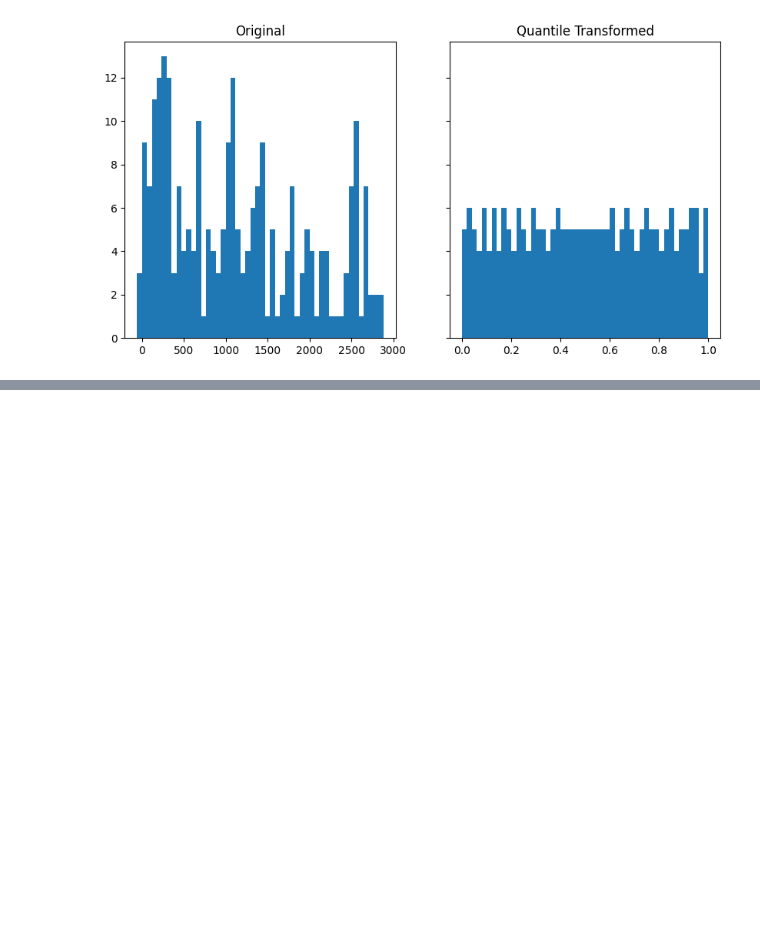
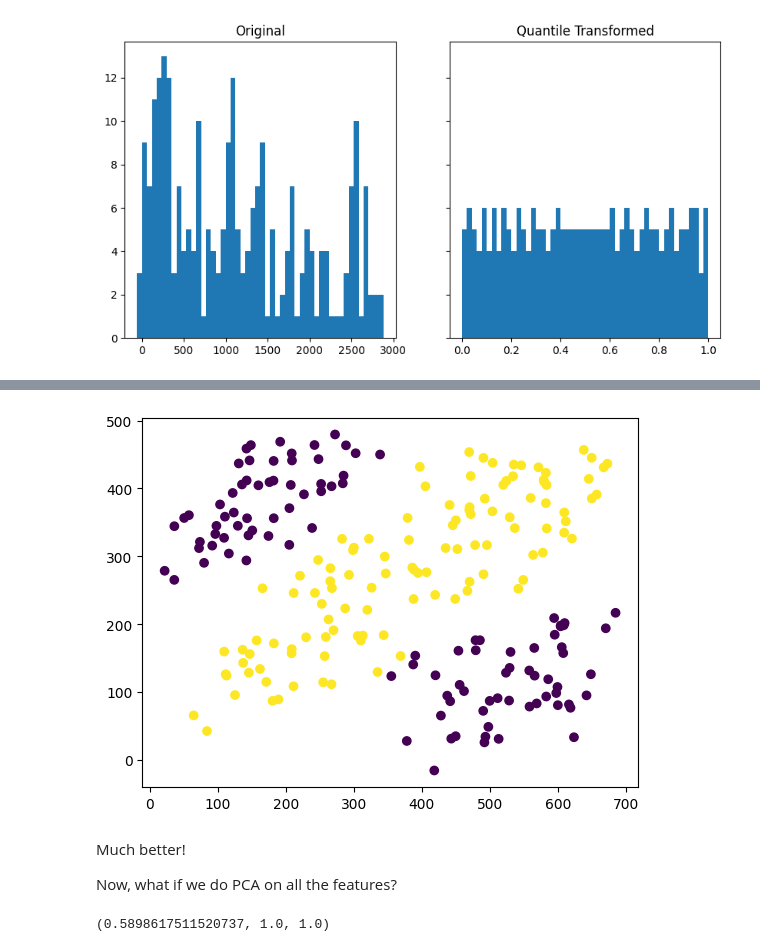
Before and after one commit to santortiz/sklearn-overview, a Jupyter notebook: notebooks/preprocessing/scaling.ipynb, the cells around one changed output, grey strips where cells are left out. Saved outputs shown, nothing was run; the diff lists cells and outputs as text; code cells hidden in the pictures; blank space fills up the shorter version.

```diff
--- a/notebooks/preprocessing/scaling.ipynb
+++ b/notebooks/preprocessing/scaling.ipynb
@@ -96,0 +126,20 @@ plt.show()
+# %%
+from sklearn.preprocessing import PolynomialFeatures
+
+pipe = Pipeline([
+    ("poly", PolynomialFeatures(degree=2)),
+    ("model", LogisticRegression())
+])
+
+pipe.fit(X2, y2)
+y_predict = pipe.predict(X2)
+# %%
+plt.figure()
+plt.scatter(X2[:, 0], X2[:, 1], c=y_predict)
+plt.show()
+# %% [output]
+[figure, added]
+# %% [markdown]
+Much better!
+
+Now, what if we do PCA on all the features?
@@ -96,0 +163,5 @@ plt.show()
+# %%
+#take into account that there's too few data to make a good analysis
+pca_keep_n_componentes(2), pca_keep_n_componentes(3), pca_keep_n_componentes(4)
+# %% [output]
+(0.5898617511520737, 1.0, 1.0)
```
Also changed, not shown: parts of 8 cells of this notebook, 1 other file.
